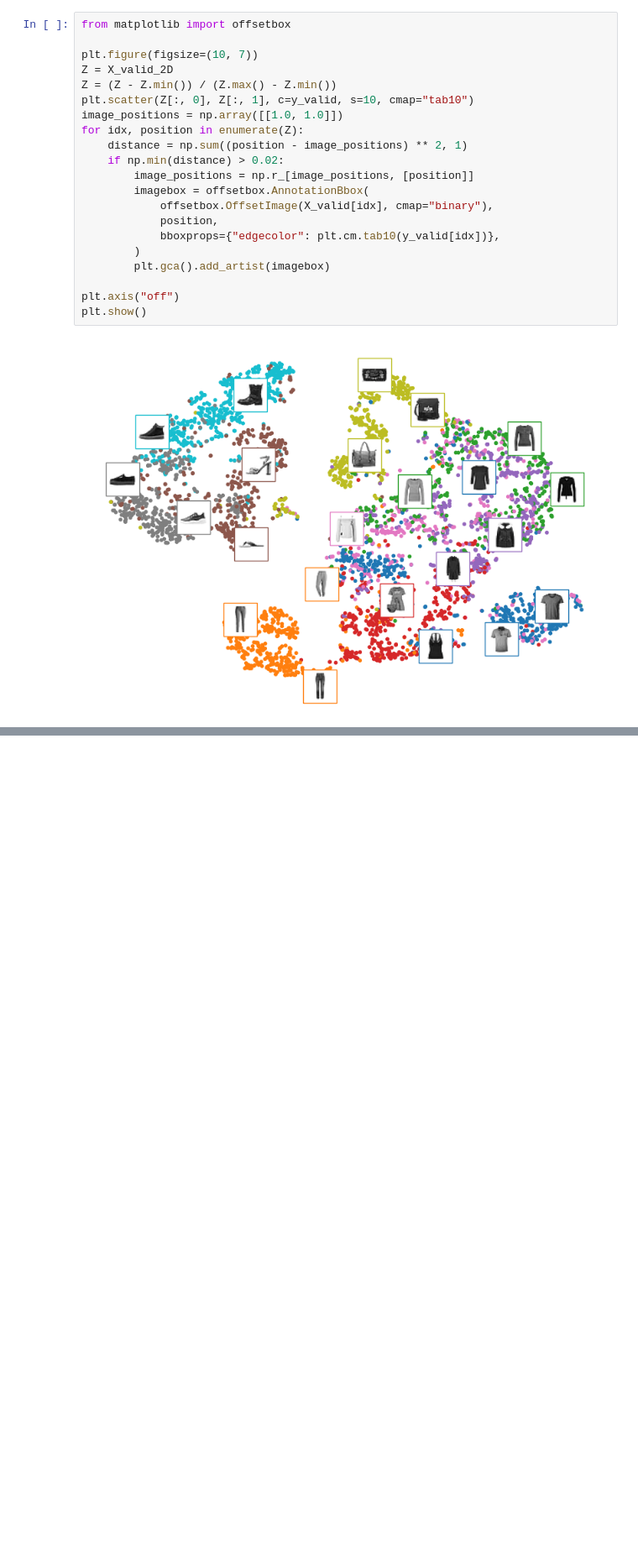
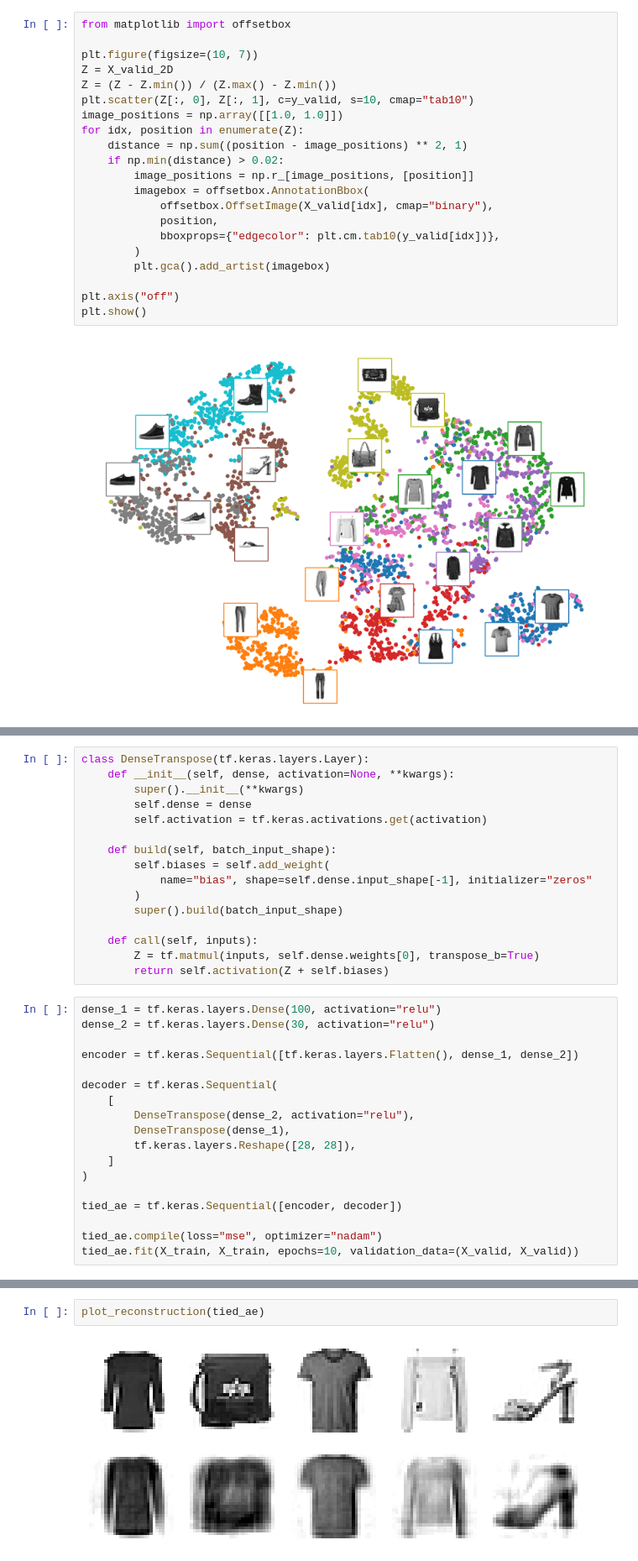
Before and after one commit to tandao0909/hands-on-with-DS, a Jupyter notebook: Chapter 17/generate.ipynb, the cells around one changed output, grey strips where cells are left out. Shown at 84% size. Saved outputs shown, nothing was run; the diff lists cells and outputs as text; blank space fills up the shorter version.

Commit message:
Complete Tying Weights chapter 17

```diff
--- a/Chapter 17/generate.ipynb
+++ b/Chapter 17/generate.ipynb
@@ -155,0 +156,34 @@ plt.show()
+# %%
+class DenseTranspose(tf.keras.layers.Layer):
+    def __init__(self, dense, activation=None, **kwargs):
+        super().__init__(**kwargs)
+        self.dense = dense
+        self.activation = tf.keras.activations.get(activation)
+
+    def build(self, batch_input_shape):
+        self.biases = self.add_weight(
+            name="bias", shape=self.dense.input_shape[-1], initializer="zeros"
+        )
+        super().build(batch_input_shape)
+
+    def call(self, inputs):
+        Z = tf.matmul(inputs, self.dense.weights[0], transpose_b=True)
+        return self.activation(Z + self.biases)
+# %%
+dense_1 = tf.keras.layers.Dense(100, activation="relu")
+dense_2 = tf.keras.layers.Dense(30, activation="relu")
+
+encoder = tf.keras.Sequential([tf.keras.layers.Flatten(), dense_1, dense_2])
+
+decoder = tf.keras.Sequential(
+    [
+        DenseTranspose(dense_2, activation="relu"),
+        DenseTranspose(dense_1),
+        tf.keras.layers.Reshape([28, 28]),
+    ]
+)
+
+tied_ae = tf.keras.Sequential([encoder, decoder])
+
+tied_ae.compile(loss="mse", optimizer="nadam")
+tied_ae.fit(X_train, X_train, epochs=10, validation_data=(X_valid, X_valid))
@@ -155,0 +212,4 @@ plt.show()
+# %%
+plot_reconstruction(tied_ae)
+# %% [output]
+[figure, added]
```
Also changed, not shown: parts of 5 cells of this notebook, 1 other file.
